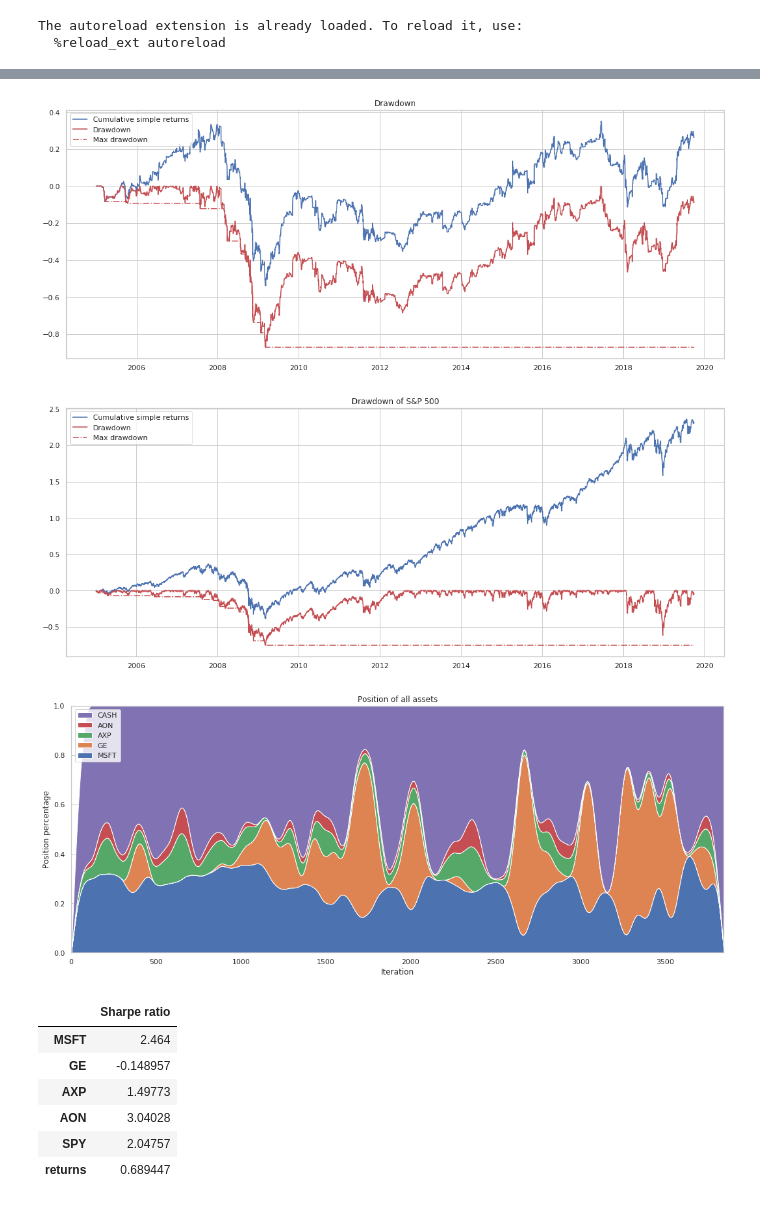
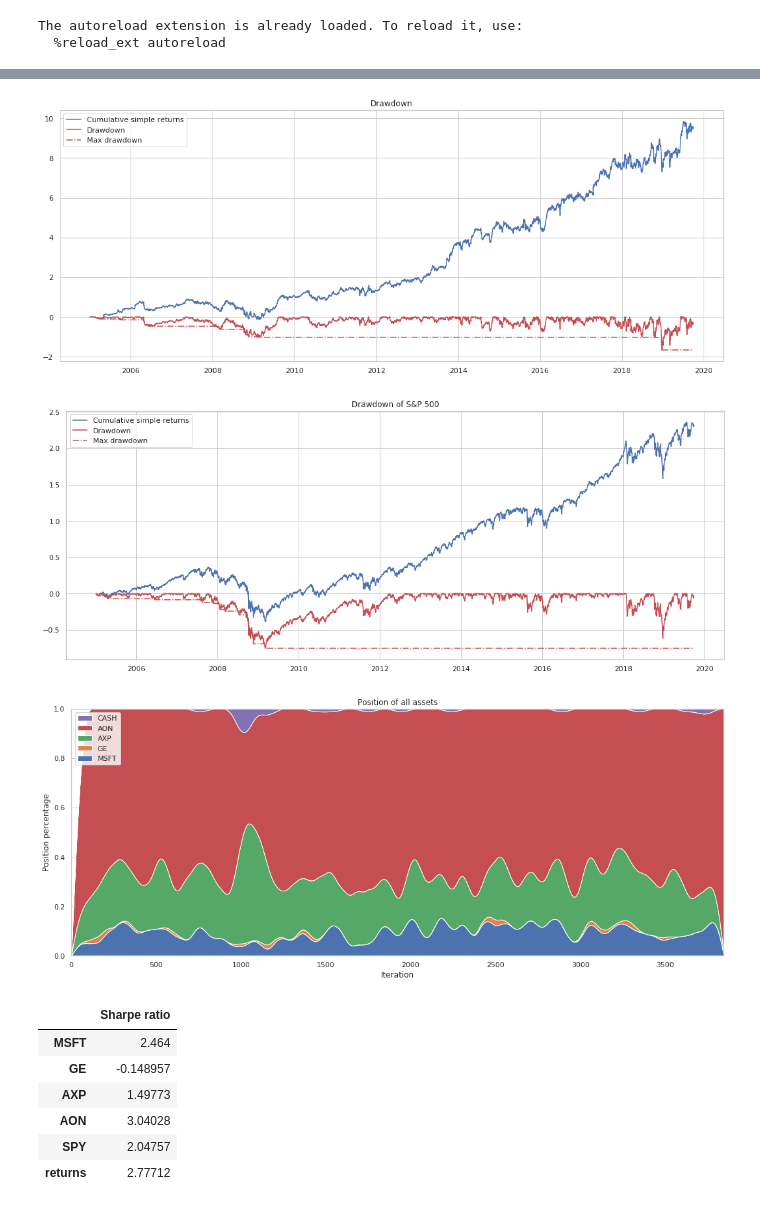
Before and after one commit to JulesHuisman/deep-learning, a Jupyter notebook: model.ipynb, the cells around one changed output, grey strips where cells are left out. Drawn from its saved outputs; the diff is of its cells as text; code cells hidden in the pictures.

```diff
--- a/model.ipynb
+++ b/model.ipynb
@@ -46,7 +46,7 @@ def plot_results(episode, mode):
 
     return show_sharpe_ratio(pd.concat([simple_returns(baseline.prices), returns], 1))
 # %%
-EPISODE = 10
+EPISODE = 220
 
 plot_results(EPISODE, 'training')
 plot_results(EPISODE, 'testing')
@@ -61,10 +61,10 @@ plot_results(EPISODE, 'testing')
-[figure, old version]
+[figure, new version]
 [figure]
-[figure, old version]
+[figure, new version]
 |  | Sharpe ratio |
 | MSFT | 2.464 |
 | GE | -0.148957 |
 | AXP | 1.49773 |
 | AON | 3.04028 |
 | SPY | 2.04757 |
-| returns | 0.689447 |
+| returns | 2.77712 |
```
Also changed, not shown: parts of 1 cell of this notebook.
